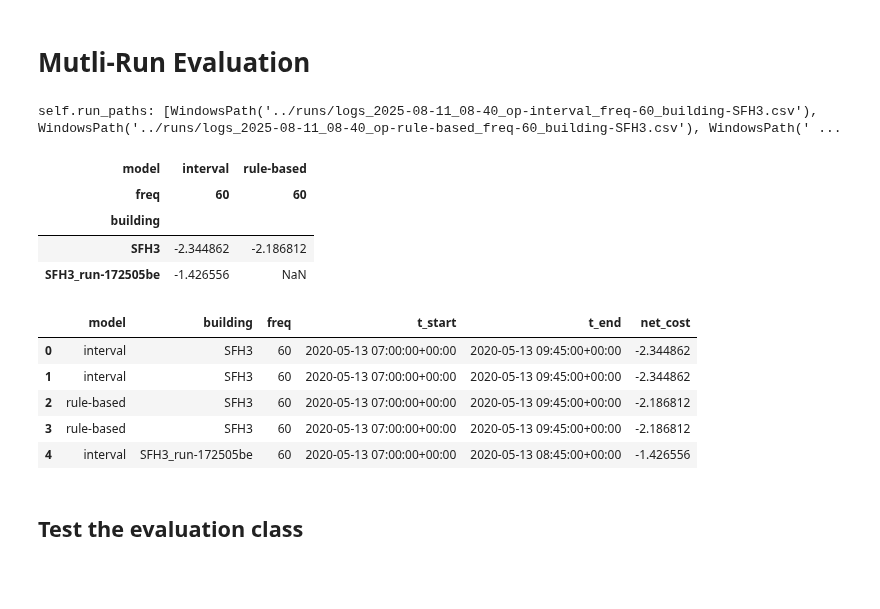
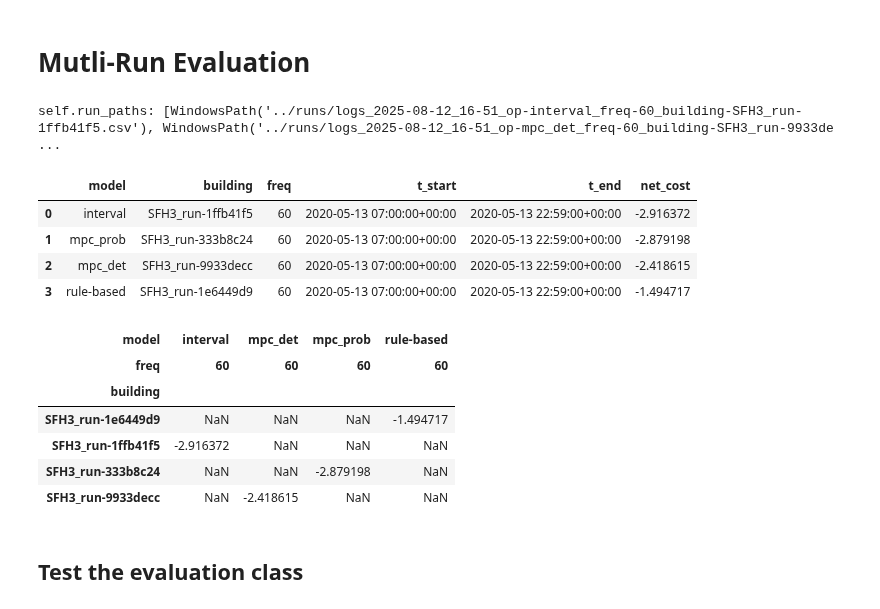
Before and after one commit to JaMoPinter/MPC-vs-RBC, a Jupyter notebook: 03_optimization/evaluation/evaluation.ipynb, the cells around one changed output. Drawn from its saved outputs; the diff is of its cells as text; code cells hidden in the pictures; blank space fills up the shorter version.

```diff
--- a/03_optimization/evaluation/evaluation.ipynb
+++ b/03_optimization/evaluation/evaluation.ipynb
@@ -15,27 +15,30 @@ from pathlib import Path
 from evaluation.evaluator import Evaluator
 from evaluation.multi_run_evaluator import MultiRunEvaluator
 # %%
-time_of_executions = ["2025-08-11_08-40", "2025-08-11_08-59", "2025-08-11_15-28"]
+#time_of_executions = ["2025-08-12_14-13", "2025-08-12_14-22", "2025-08-12_14-55", "2025-08-12_15-17", "2025-08-12_16-12"]
+#time_of_executions = ["2025-08-12_16-20"]
+time_of_executions = ["2025-08-12_16-51"]
 csvs = [p for t in time_of_executions for p in Path("../runs").glob(f"logs_{t}*.csv")]
 
 mre = MultiRunEvaluator(run_paths=csvs)
-mre.pivot()
+mre.leaderboard()
 # %% [output]
-self.run_paths: [WindowsPath('../runs/logs_2025-08-11_08-40_op-interval_freq-60_building-SFH3.csv'), WindowsPath('../runs/logs_2025-08-11_08-40_op-rule-based_freq-60_building-SFH3.csv'), WindowsPath(' ...
+self.run_paths: [WindowsPath('../runs/logs_2025-08-12_16-51_op-interval_freq-60_building-SFH3_run-1ffb41f5.csv'), WindowsPath('../runs/logs_2025-08-12_16-51_op-mpc_det_freq-60_building-SFH3_run-9933de ...
-| model | interval | rule-based |
-| freq | 60 | 60 |
-| building |  |  |
-| SFH3 | -2.344862 | -2.186812 |
-| SFH3_run-172505be | -1.426556 | NaN |
+|  | model | building | freq | t_start | t_end | net_cost |
+| 0 | interval | SFH3_run-1ffb41f5 | 60 | 2020-05-13 07:00:00+00:00 | 2020-05-13 22:59:00+00:00 | -2.916372 |
+| 1 | mpc_prob | SFH3_run-333b8c24 | 60 | 2020-05-13 07:00:00+00:00 | 2020-05-13 22:59:00+00:00 | -2.879198 |
+| 2 | mpc_det | SFH3_run-9933decc | 60 | 2020-05-13 07:00:00+00:00 | 2020-05-13 22:59:00+00:00 | -2.418615 |
+| 3 | rule-based | SFH3_run-1e6449d9 | 60 | 2020-05-13 07:00:00+00:00 | 2020-05-13 22:59:00+00:00 | -1.494717 |
 # %%
-mre.leaderboard()
+mre.pivot()
 # %% [output]
-|  | model | building | freq | t_start | t_end | net_cost |
-| 0 | interval | SFH3 | 60 | 2020-05-13 07:00:00+00:00 | 2020-05-13 09:45:00+00:00 | -2.344862 |
-| 1 | interval | SFH3 | 60 | 2020-05-13 07:00:00+00:00 | 2020-05-13 09:45:00+00:00 | -2.344862 |
-| 2 | rule-based | SFH3 | 60 | 2020-05-13 07:00:00+00:00 | 2020-05-13 09:45:00+00:00 | -2.186812 |
-| 3 | rule-based | SFH3 | 60 | 2020-05-13 07:00:00+00:00 | 2020-05-13 09:45:00+00:00 | -2.186812 |
-| 4 | interval | SFH3_run-172505be | 60 | 2020-05-13 07:00:00+00:00 | 2020-05-13 08:45:00+00:00 | -1.426556 |
+| model | interval | mpc_det | mpc_prob | rule-based |
+| freq | 60 | 60 | 60 | 60 |
+| building |  |  |  |  |
+| SFH3_run-1e6449d9 | NaN | NaN | NaN | -1.494717 |
+| SFH3_run-1ffb41f5 | -2.916372 | NaN | NaN | NaN |
+| SFH3_run-333b8c24 | NaN | NaN | -2.879198 | NaN |
+| SFH3_run-9933decc | NaN | -2.418615 | NaN | NaN |
 # %% [markdown]
 ## Test the evaluation class
 # %%
```
Also changed, not shown: 6 other files.
